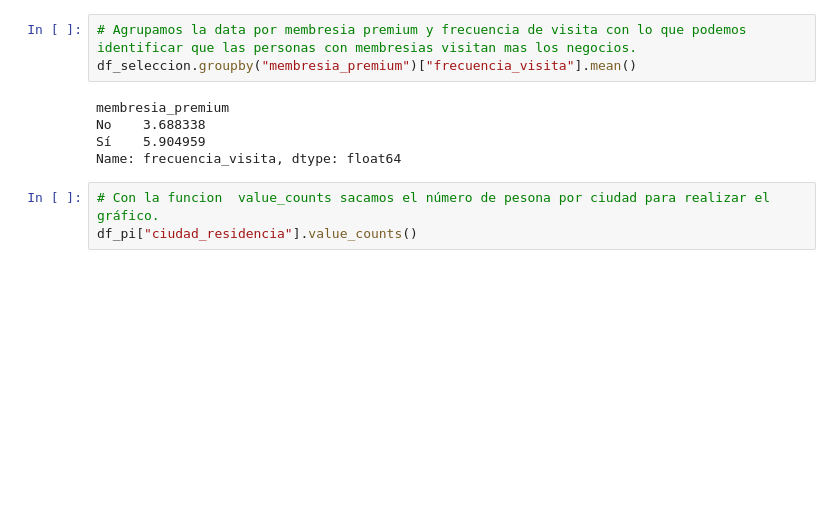
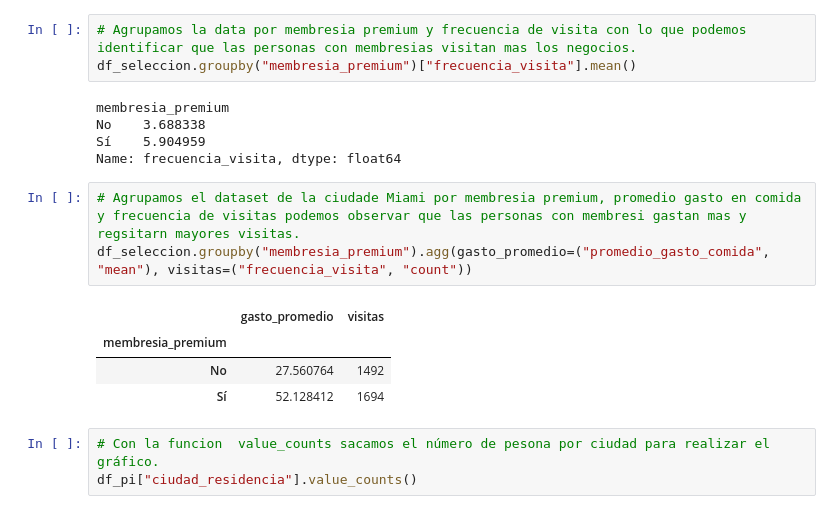
Before and after one commit to juliansella2-jpg/ProyectoM1_JulianMarin, a Jupyter notebook: Avances-Notebooks/Avance_1_Julian.Marin.ipynb, the cells around one changed output. Drawn from its saved outputs; the diff is of its cells as text; blank space fills up the shorter version.

```diff
--- a/Avances-Notebooks/Avance_1_Julian.Marin.ipynb
+++ b/Avances-Notebooks/Avance_1_Julian.Marin.ipynb
@@ -487,6 +490,14 @@ membresia_premium
 No    3.688338
 Sí    5.904959
 Name: frecuencia_visita, dtype: float64
+# %%
+# Agrupamos el dataset de la ciudade Miami por membresia premium, promedio gasto en comida y frecuencia de visitas podemos observar que las personas con membresi gastan mas y regsitarn mayores visitas.
+df_seleccion.groupby("membresia_premium").agg(gasto_promedio=("promedio_gasto_comida", "mean"), visitas=("frecuencia_visita", "count"))
+# %% [output]
+|  | gasto_promedio | visitas |
+| membresia_premium |  |  |
+| No | 27.560764 | 1492 |
+| Sí | 52.128412 | 1694 |
 # %%
 # Con la funcion  value_counts sacamos el número de pesona por ciudad para realizar el gráfico.
 df_pi["ciudad_residencia"].value_counts()
```
Also changed, not shown: parts of 22 cells of this notebook, 9 other files.
